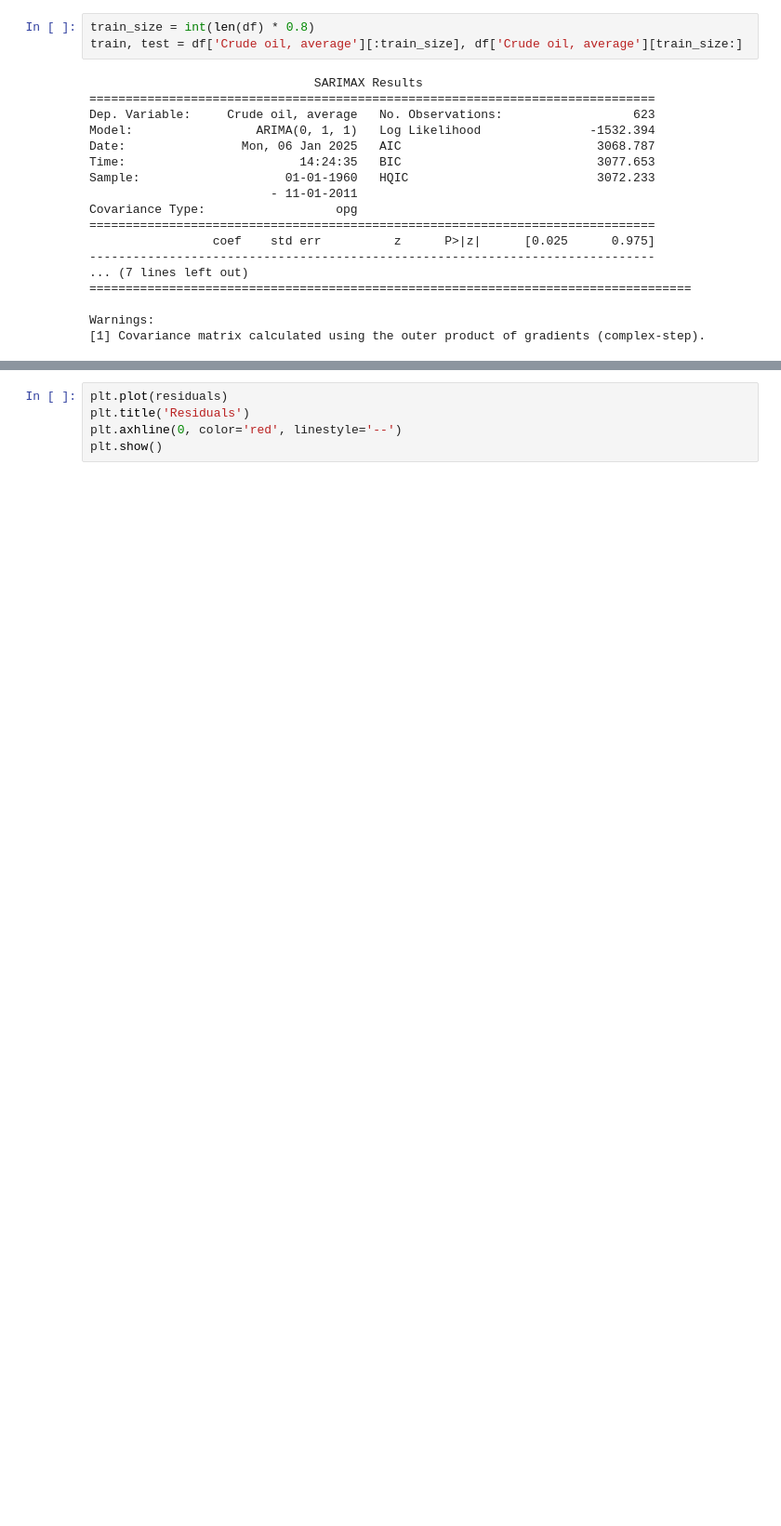
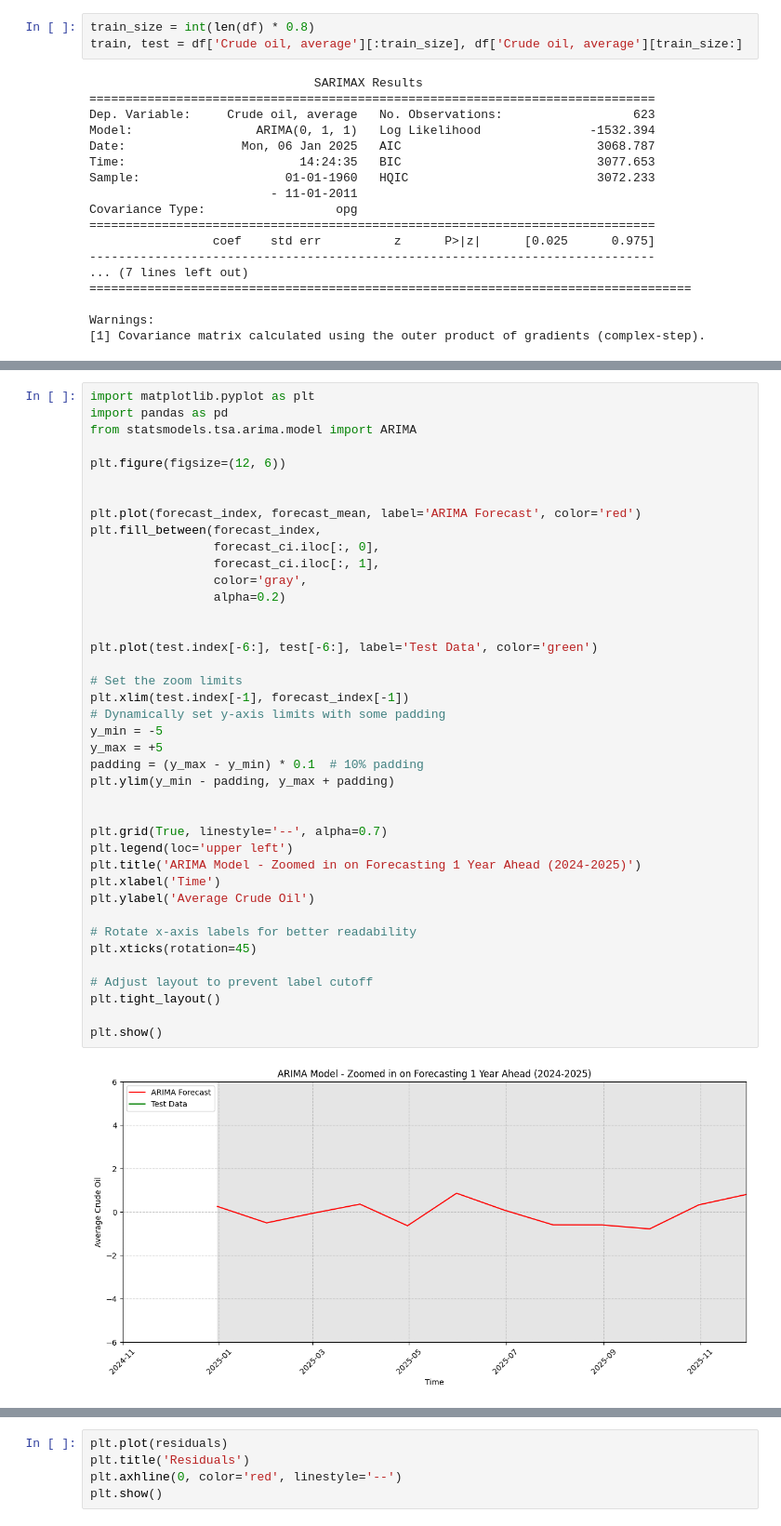
Before and after one commit to ibraAbouZahr/ARIMA-Crude-Oil-Prices, a Jupyter notebook: Arima.ipynb, the cells around one changed output, grey strips where cells are left out. Shown: that part at 93% size. Cells and saved outputs as stored; diff of their text form; blank space fills up the shorter version.

```diff
--- a/Arima.ipynb
+++ b/Arima.ipynb
@@ -271,6 +264,48 @@ DatetimeIndex(['2024-12-31', '2025-01-31', '2025-02-28', '2025-03-31',
                '2025-04-30', '2025-05-31', '2025-06-30', '2025-07-31',
                '2025-08-31', '2025-09-30', '2025-10-31', '2025-11-30'],
               dtype='datetime64[ns]', freq='ME')
+# %%
+import matplotlib.pyplot as plt
+import pandas as pd
+from statsmodels.tsa.arima.model import ARIMA
+
+plt.figure(figsize=(12, 6))
+
+
+plt.plot(forecast_index, forecast_mean, label='ARIMA Forecast', color='red')
+plt.fill_between(forecast_index,
+                 forecast_ci.iloc[:, 0],
+                 forecast_ci.iloc[:, 1],
+                 color='gray',
+                 alpha=0.2)
+
+
+plt.plot(test.index[-6:], test[-6:], label='Test Data', color='green')
+
+# Set the zoom limits
+plt.xlim(test.index[-1], forecast_index[-1])
+# Dynamically set y-axis limits with some padding
+y_min = -5
+y_max = +5
+padding = (y_max - y_min) * 0.1  # 10% padding
+plt.ylim(y_min - padding, y_max + padding)
+
+
+plt.grid(True, linestyle='--', alpha=0.7)
+plt.legend(loc='upper left')
+plt.title('ARIMA Model - Zoomed in on Forecasting 1 Year Ahead (2024-2025)')
+plt.xlabel('Time')
+plt.ylabel('Average Crude Oil')
+
+# Rotate x-axis labels for better readability
+plt.xticks(rotation=45)
+
+# Adjust layout to prevent label cutoff
+plt.tight_layout()
+
+plt.show()
+# %% [output]
+[figure, added]
 # %%
 print("Forecasted Mean Values:")
 print(forecast_mean)
```
Also changed, not shown: parts of 4 cells of this notebook, 1 other file.
